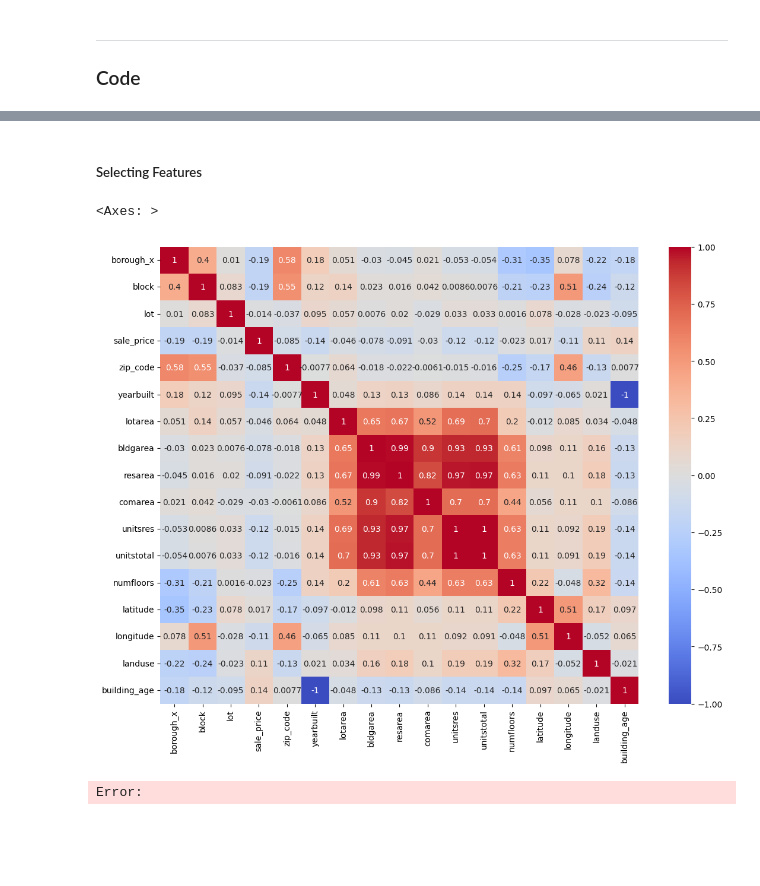
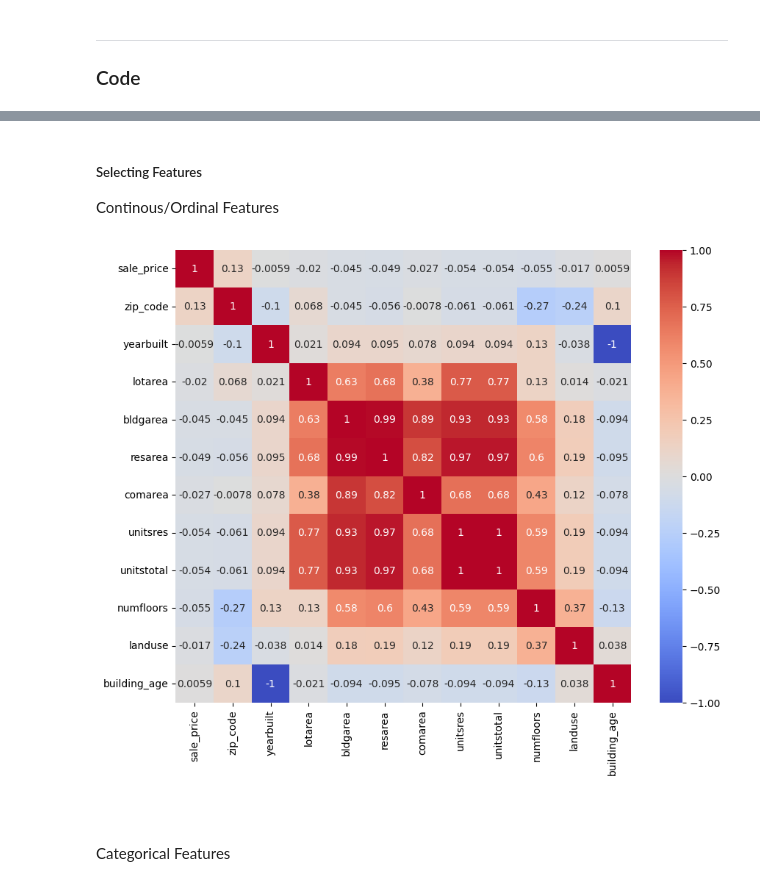
Before and after one commit to jehuhta/Intro_ML, a Jupyter notebook: ex1_project.ipynb, the cells around one changed output, grey strips where cells are left out. Saved outputs shown, nothing was run; the diff lists cells and outputs as text; code cells hidden in the pictures; blank space fills up the shorter version.

```diff
--- a/ex1_project.ipynb
+++ b/ex1_project.ipynb
@@ -46,43 +143,31 @@ df.head(3)
 # %% [markdown]
 ##### Selecting Features
+Continous/Ordinal Features
-# %%
-# First, let's drop some columns we know for sure we won't need.
-df = df.drop(["latitude", "longitude", "unitstotal", "borough_x", "lot"])
-# %%
-# METHOD 1: CORRELATION HEATMAP
-# Basic check for correlations -- Are there strong connections target variable 'sale_price'
-# and supporting variables
-correlations = df.corr(numeric_only=True)
-plt.figure(figsize=(13,10))
-sns.heatmap(correlations, annot=True, cmap='coolwarm')
-
-
-# There aren't many strong colors between 'sale_price' and other variables. No strong correlations.
-# That doesn't mean there isn't a linear connection though.
-# %% [output]
-<Axes: >
-[figure, removed]
-# %%
-# METHOD 2: FISHER SCORE
-
-# Let's create the X and Y dataframes.
-# x = supporting variables.
-# y = target variables.
-x = df['']
-y = df['sale_price'].values
-
-# get the fisher's score rankings
-ranks = fisher_score.fisher_score(x, y)
-
-# create a pandas DataFrame for easier interpretation
-feat_importances = pd.Series(ranks, X.columns)
-feat_importances.plot(kind='barh')
-
-# how to interpret -> low score means the effect of this field is not large in the dataset
-# => typically means other columns in the dataset have similar correlations,
-# therefore making this particular column not so useful since other columns
-# already fill this role for this correlation
-
-# Fisher's score studies the variance of the data -> statistical significance
-# %% [output]
-Error:
+# %%
+# METHOD 1: CORRELATION HEATMAP
+correlations = df.corr(numeric_only=True)
+plt.figure(figsize=(10,8))
+sns.heatmap(correlations, annot=True, cmap='coolwarm')
+
+
+# sale_price corrolates weakly, but somewhat with the following columns:
+# zip_code
+# bldg_area
+# unitsres
+# numfloors
+
+# REASONING
+# Pearson checks for LINEAR relationships.
+# PEARSON: Continuous target --> contiuous/binary feature cases
+# FISHER: Categorical target --> continuous feature cases
+# SELECTKBEST: Categorical target --> discrete non-negative feature cases.
+
+
+# Dropping non-effective feature columns.
+df = df[['sale_price','zip_code','bldgarea','unitsres','numfloors','borough_y','bldgclass']]
+# %% [output]
+[figure, added]
+# %% [markdown]
+####
+# %% [markdown]
+Categorical Features
```
Also changed, not shown: parts of 23 cells of this notebook, 1 other file.
